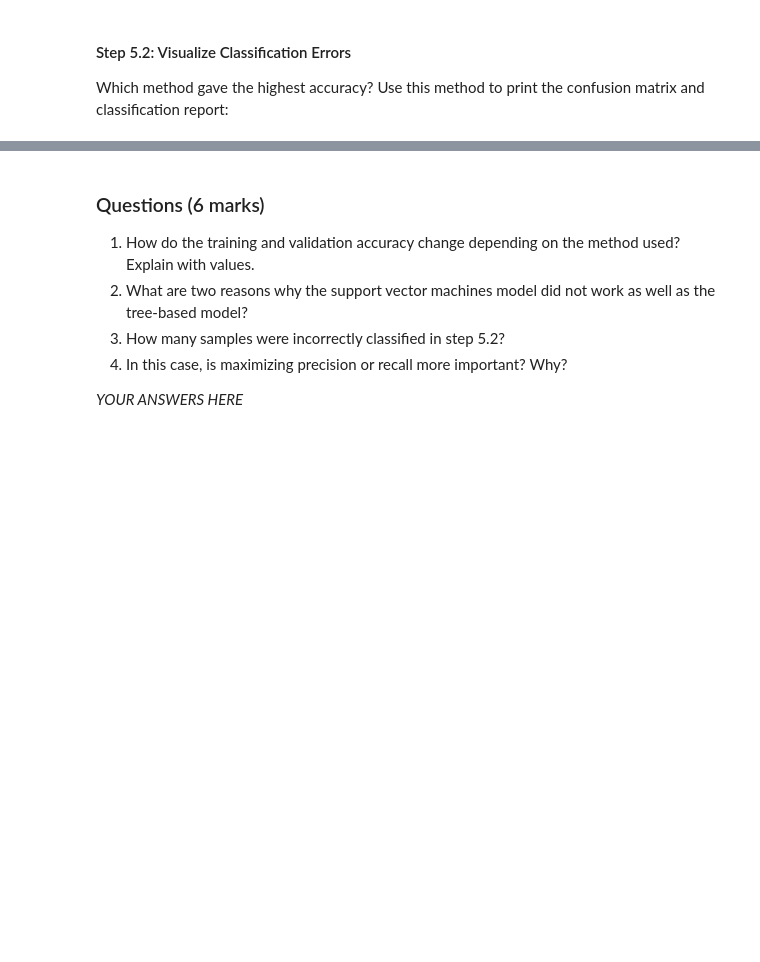
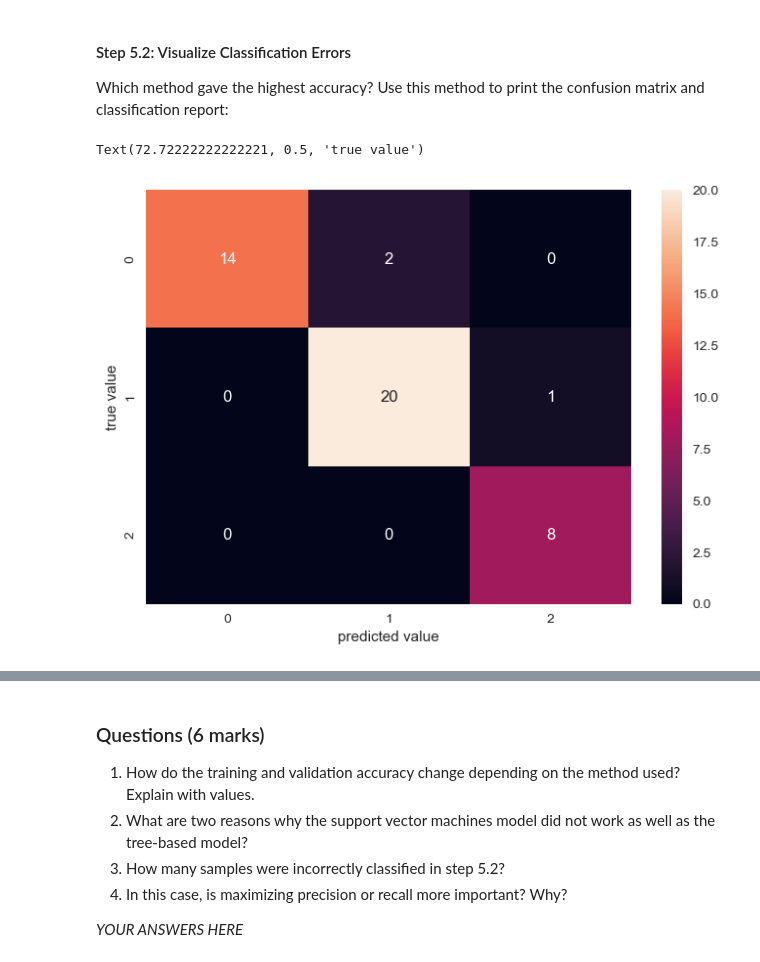
Before and after one commit to MarieHowell/ENSF611-Assignment3-Non-Linear-Models-and-Validation-Metrics-, a Jupyter notebook: Assignment 3.ipynb, the cells around one changed output, grey strips where cells are left out. Cells and saved outputs as stored; diff of their text form; code cells hidden in the pictures; blank space fills up the shorter version.

```diff
--- a/Assignment 3.ipynb
+++ b/Assignment 3.ipynb
@@ -260,7 +260,7 @@ from sklearn.tree import DecisionTreeClassifier
 from sklearn.model_selection import train_test_split
 from sklearn.model_selection import cross_validate
 
-X_train, X_val, y_train, y_val = train_test_split(X, y, random_state=0)
+X_train, X_test, y_train, y_test = train_test_split(X, y, random_state=0)
 
 tree = DecisionTreeClassifier(max_depth=3,random_state=0).fit(X_train, y_train)
 svc = SVC().fit(X_train, y_train)
@@ -290,4 +291,14 @@ Which method gave the highest accuracy? Use this method to print the confusion m
 # %%
 # TO DO: Print confusion matrix using a heatmap
+from sklearn.metrics import confusion_matrix
+y_wine_pred = tree.predict(X_test)
+matrix = confusion_matrix(y_test, y_wine_pred)
+
+sns.heatmap(matrix, annot=True)
+plt.xlabel('predicted value')
+plt.ylabel('true value')
+# %% [output]
+Text(72.72222222222221, 0.5, 'true value')
+[figure, added]
 # %%
 # TO DO: Print classification report
```
Also changed, not shown: parts of 6 cells of this notebook.
